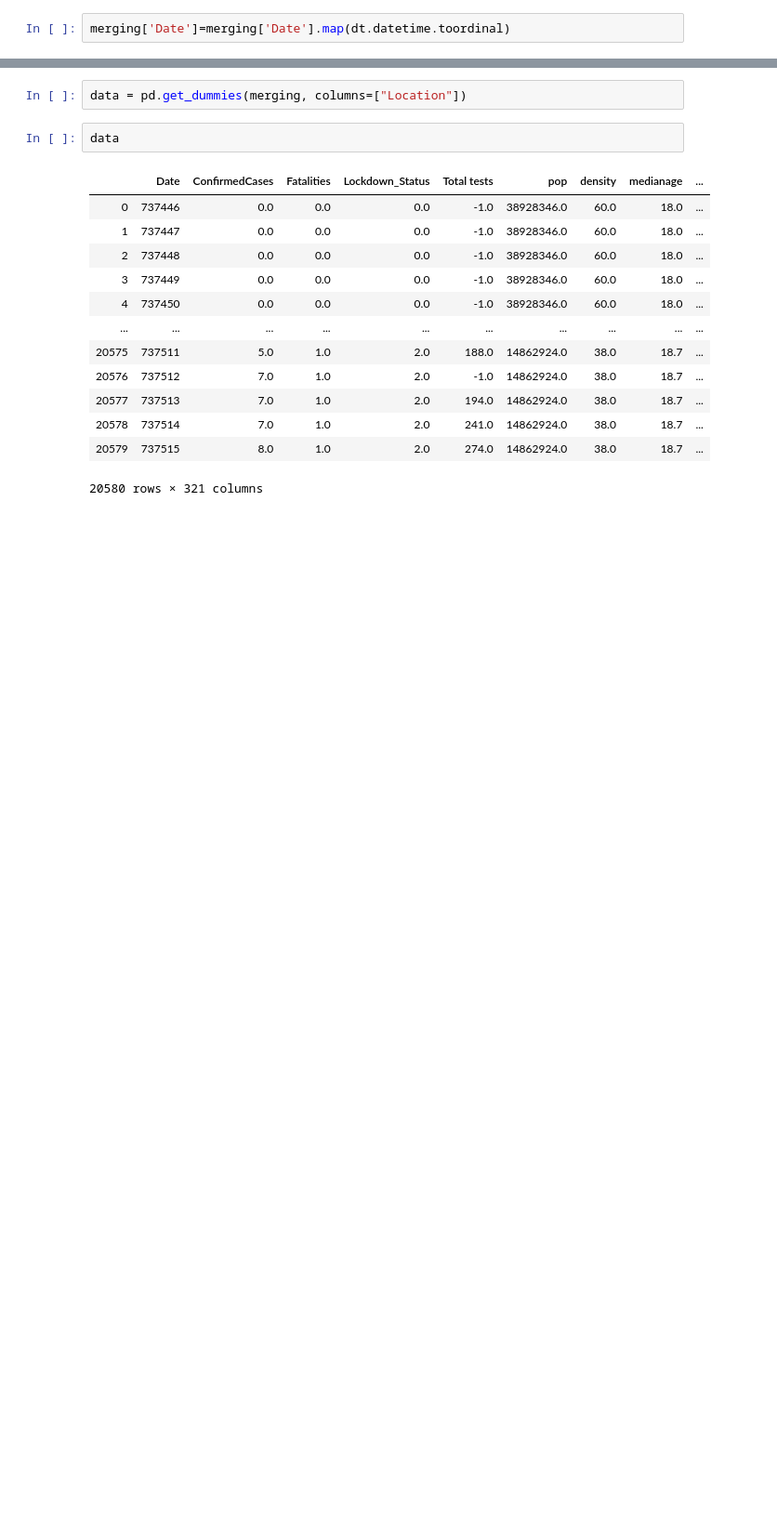
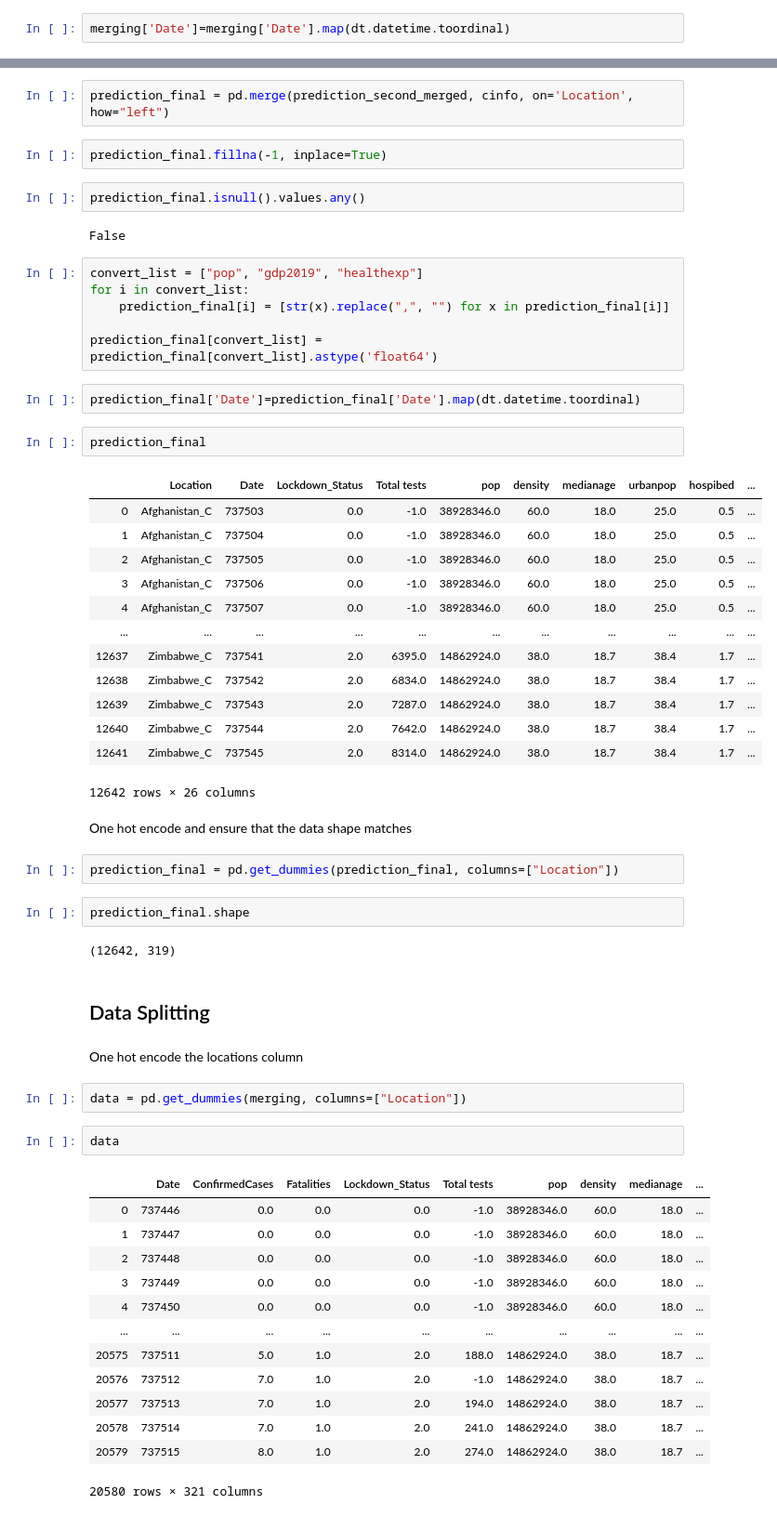
Before and after one commit to JKhandelwal/ID5059Practical3, a Jupyter notebook: ID5059CovidData.ipynb, the cells around one changed output, grey strips where cells are left out. Shown at 93% size. Drawn from its saved outputs; the diff is of its cells as text; blank space fills up the shorter version.

```diff
--- a/ID5059CovidData.ipynb
+++ b/ID5059CovidData.ipynb
@@ -336,3 +482,47 @@ merging['Date']=merging['Date'].map(dt.datetime.toordinal)
+# %%
+prediction_final = pd.merge(prediction_second_merged, cinfo, on='Location', how="left")
+# %%
+prediction_final.fillna(-1, inplace=True)
+# %%
+prediction_final.isnull().values.any()
+# %% [output]
+False
+# %%
+convert_list = ["pop", "gdp2019", "healthexp"]
+for i in convert_list:
+    prediction_final[i] = [str(x).replace(",", "") for x in prediction_final[i]]
+
+prediction_final[convert_list] = prediction_final[convert_list].astype('float64')
+# %%
+prediction_final['Date']=prediction_final['Date'].map(dt.datetime.toordinal)
+# %%
+prediction_final
+# %% [output]
+|  | Location | Date | Lockdown_Status | Total tests | pop | density | medianage | urbanpop | hospibed | ... |
+| 0 | Afghanistan_C | 737503 | 0.0 | -1.0 | 38928346.0 | 60.0 | 18.0 | 25.0 | 0.5 | ... |
+| 1 | Afghanistan_C | 737504 | 0.0 | -1.0 | 38928346.0 | 60.0 | 18.0 | 25.0 | 0.5 | ... |
+| 2 | Afghanistan_C | 737505 | 0.0 | -1.0 | 38928346.0 | 60.0 | 18.0 | 25.0 | 0.5 | ... |
+| 3 | Afghanistan_C | 737506 | 0.0 | -1.0 | 38928346.0 | 60.0 | 18.0 | 25.0 | 0.5 | ... |
+| 4 | Afghanistan_C | 737507 | 0.0 | -1.0 | 38928346.0 | 60.0 | 18.0 | 25.0 | 0.5 | ... |
+| ... | ... | ... | ... | ... | ... | ... | ... | ... | ... | ... |
+| 12637 | Zimbabwe_C | 737541 | 2.0 | 6395.0 | 14862924.0 | 38.0 | 18.7 | 38.4 | 1.7 | ... |
+| 12638 | Zimbabwe_C | 737542 | 2.0 | 6834.0 | 14862924.0 | 38.0 | 18.7 | 38.4 | 1.7 | ... |
+| 12639 | Zimbabwe_C | 737543 | 2.0 | 7287.0 | 14862924.0 | 38.0 | 18.7 | 38.4 | 1.7 | ... |
+| 12640 | Zimbabwe_C | 737544 | 2.0 | 7642.0 | 14862924.0 | 38.0 | 18.7 | 38.4 | 1.7 | ... |
+| 12641 | Zimbabwe_C | 737545 | 2.0 | 8314.0 | 14862924.0 | 38.0 | 18.7 | 38.4 | 1.7 | ... |
+12642 rows × 26 columns
+# %% [markdown]
+One hot encode and ensure that the data shape matches
+# %%
+prediction_final = pd.get_dummies(prediction_final, columns=["Location"])
+# %%
+prediction_final.shape
+# %% [output]
+(12642, 319)
+# %% [markdown]
+## Data Splitting
+# %% [markdown]
+One hot encode the locations column
 # %%
 data = pd.get_dummies(merging, columns=["Location"])
 # %%
```
Also changed, not shown: parts of 102 cells of this notebook.
